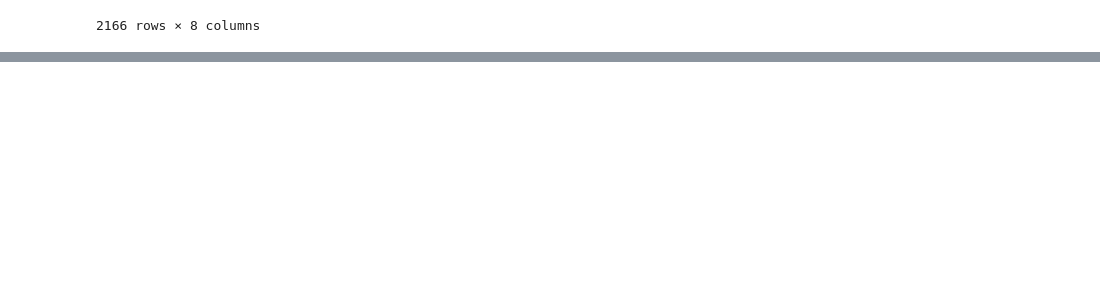
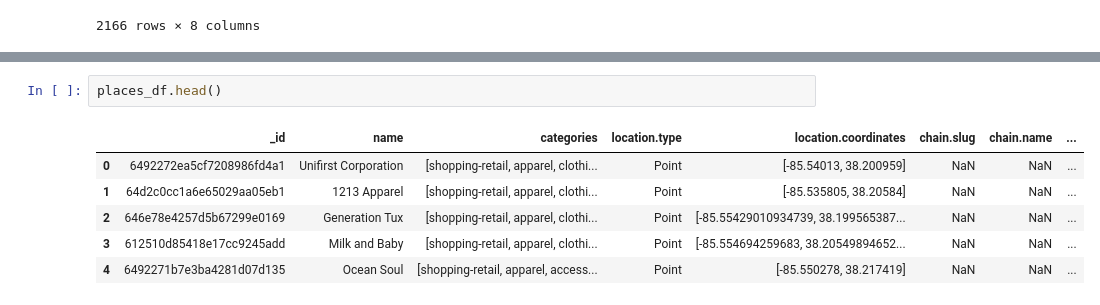
Before and after one commit to SwagmasterMatt/Web-App-Project, a Jupyter notebook: LogicScripts/Cleaning.ipynb, the cells around one changed output, grey strips where cells are left out. Saved outputs shown, nothing was run; the diff lists cells and outputs as text; blank space fills up the shorter version.

```diff
--- a/LogicScripts/Cleaning.ipynb
+++ b/LogicScripts/Cleaning.ipynb
@@ -57,0 +235,9 @@ restaurants_df
+# %%
+places_df.head()
+# %% [output]
+|  | _id | name | categories | location.type | location.coordinates | chain.slug | chain.name | ... |
+| 0 | 6492272ea5cf7208986fd4a1 | Unifirst Corporation | [shopping-retail, apparel, clothi... | Point | [-85.54013, 38.200959] | NaN | NaN | ... |
+| 1 | 64d2c0cc1a6e65029aa05eb1 | 1213 Apparel | [shopping-retail, apparel, clothi... | Point | [-85.535805, 38.20584] | NaN | NaN | ... |
+| 2 | 646e78e4257d5b67299e0169 | Generation Tux | [shopping-retail, apparel, clothi... | Point | [-85.55429010934739, 38.199565387... | NaN | NaN | ... |
+| 3 | 612510d85418e17cc9245add | Milk and Baby | [shopping-retail, apparel, clothi... | Point | [-85.554694259683, 38.20549894652... | NaN | NaN | ... |
+| 4 | 6492271b7e3ba4281d07d135 | Ocean Soul | [shopping-retail, apparel, access... | Point | [-85.550278, 38.217419] | NaN | NaN | ... |
```
Also changed, not shown: parts of 9 cells of this notebook, 2 other files.
